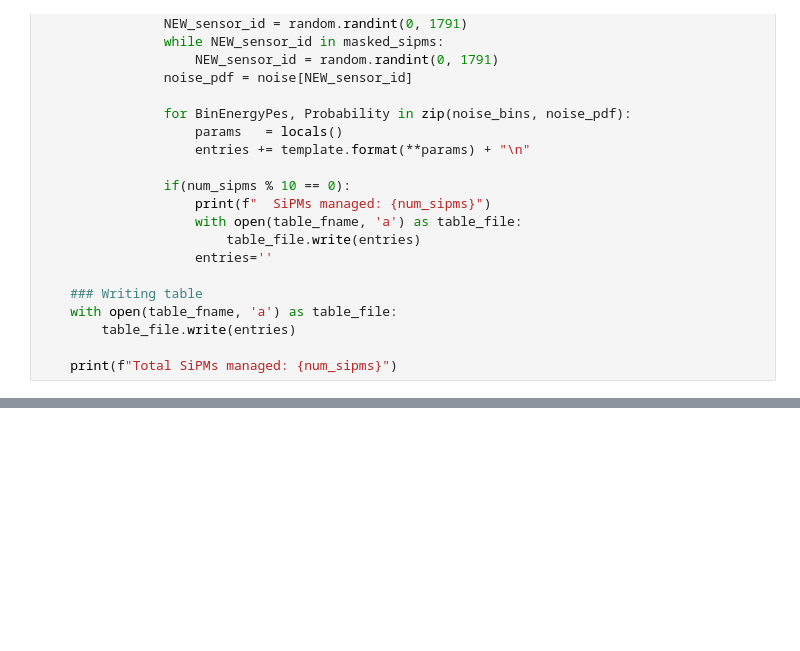
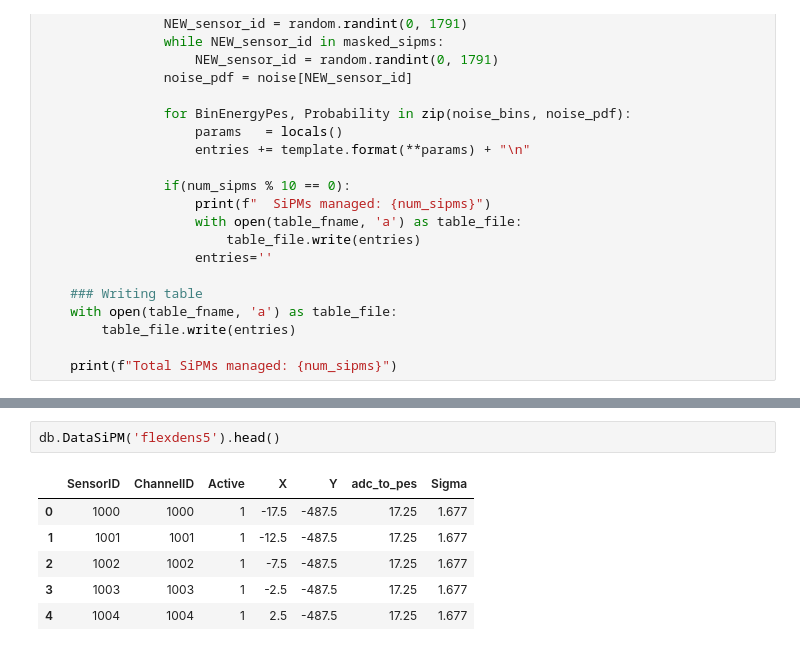
Before and after one commit to DiegoLopezGutierrez/IC-tables, a Jupyter notebook: GenerateTables.ipynb, the cells around one changed output, grey strips where cells are left out. Cells and saved outputs as stored; diff of their text form; blank space fills up the shorter version.

```diff
--- a/GenerateTables.ipynb
+++ b/GenerateTables.ipynb
@@ -240,0 +326,9 @@ print("Done !!")
+# %%
+db.DataSiPM('flexdens5').head()
+# %% [output]
+|  | SensorID | ChannelID | Active | X | Y | adc_to_pes | Sigma |
+| 0 | 1000 | 1000 | 1 | -17.5 | -487.5 | 17.25 | 1.677 |
+| 1 | 1001 | 1001 | 1 | -12.5 | -487.5 | 17.25 | 1.677 |
+| 2 | 1002 | 1002 | 1 | -7.5 | -487.5 | 17.25 | 1.677 |
+| 3 | 1003 | 1003 | 1 | -2.5 | -487.5 | 17.25 | 1.677 |
+| 4 | 1004 | 1004 | 1 | 2.5 | -487.5 | 17.25 | 1.677 |
```
Also changed, not shown: parts of 6 cells of this notebook, 12 other files.
